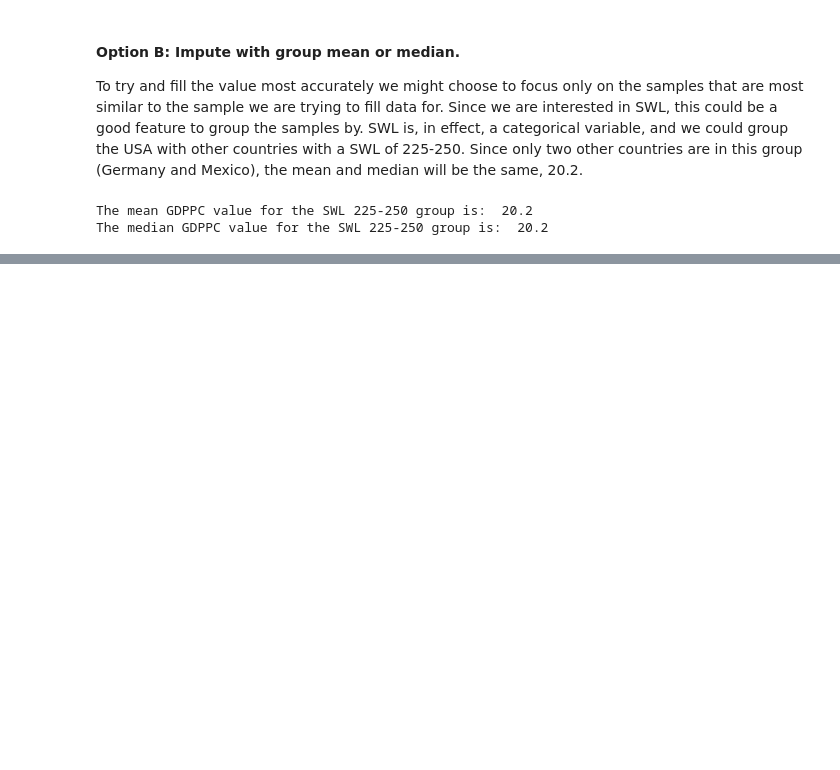
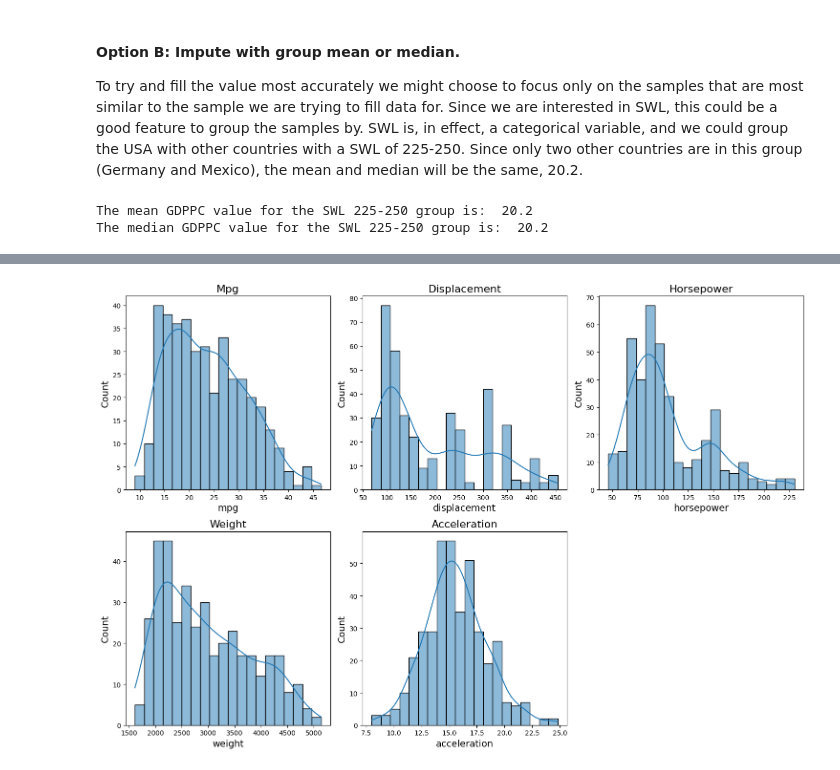
Before and after one commit to CateMerfeld/class_work, a Jupyter notebook: data_mining/cs548_hw2.ipynb, the cells around one changed output, grey strips where cells are left out. Drawn from its saved outputs; the diff is of its cells as text; code cells hidden in the pictures; blank space fills up the shorter version.

```diff
--- a/data_mining/cs548_hw2.ipynb
+++ b/data_mining/cs548_hw2.ipynb
@@ -144,0 +298,15 @@ again as you did above and report any changes you observe in the results
+# %%
+continuous_features = ['mpg', 'displacement', 'horsepower', 'weight', 'acceleration']
+# Create bar plots for each continuous feature
+plt.figure(figsize=(15, 10))
+for i, feature in enumerate(continuous_features, 1):
+    plt.subplot(2, 3, i)
+    sns.histplot(auto_dataset[feature], bins=20, kde=True)
+    plt.title(feature.capitalize(), fontsize=16)
+    plt.xlabel(feature, fontsize=14)
+    plt.ylabel('Count', fontsize=14)
+
+plt.tight_layout()
+plt.show()
+# %% [output]
+[figure, added]
```
Also changed, not shown: parts of 52 cells of this notebook, 3 other files.
